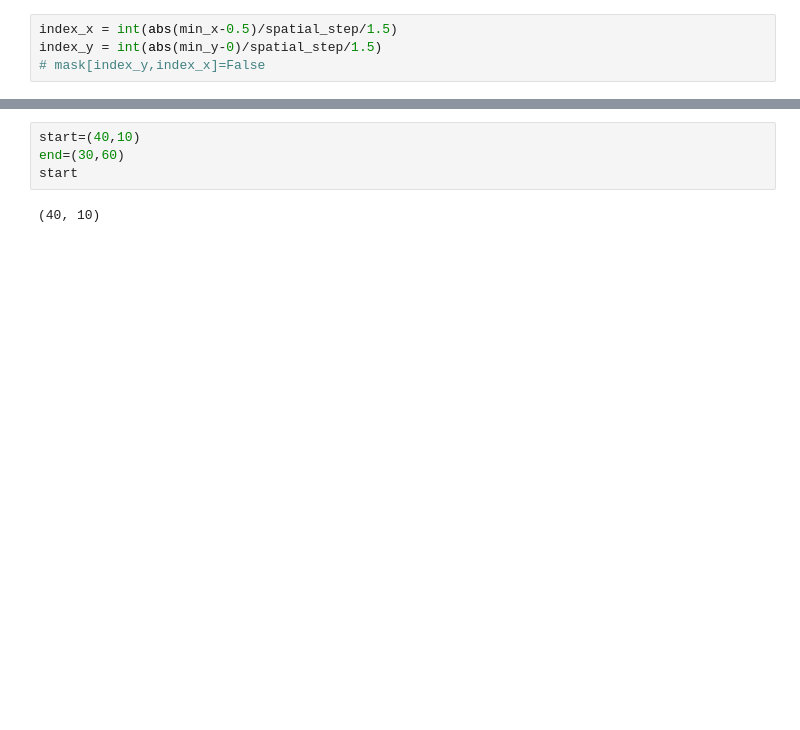
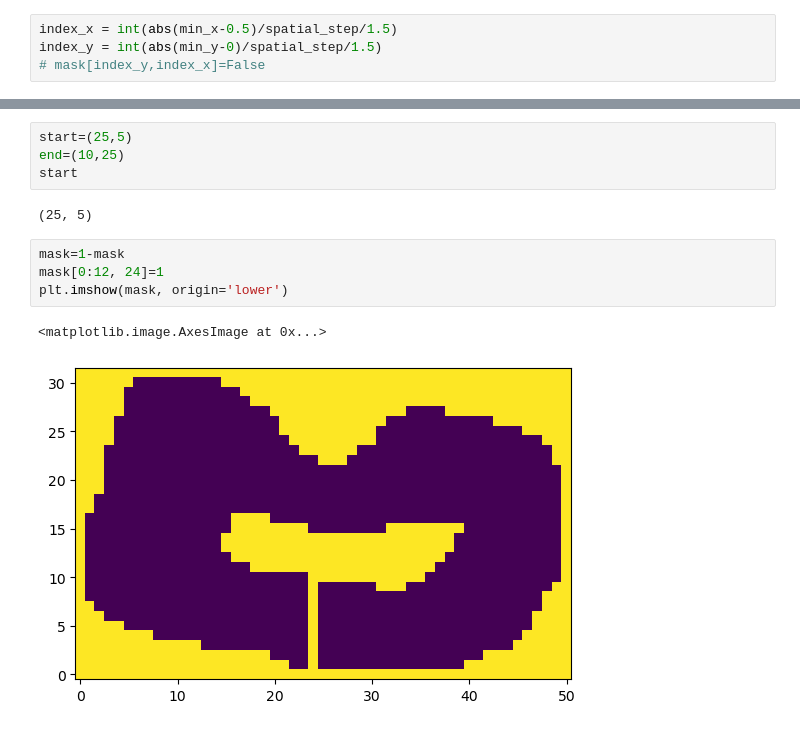
Before and after one commit to tommaso-bertola/computer-vision-and-robotics, a Jupyter notebook: robot-code/pathfinding/testing_maze.ipynb, the cells around one changed output, grey strips where cells are left out. Drawn from its saved outputs; the diff is of its cells as text; blank space fills up the shorter version.

```diff
--- a/robot-code/pathfinding/testing_maze.ipynb
+++ b/robot-code/pathfinding/testing_maze.ipynb
@@ -151,7 +153,14 @@ plt.imshow(mask, origin='lower',)
-# %%
-start=(40,10)
-end=(30,60)
-start
-# %% [output]
-(40, 10)
+# %%
+start=(25,5)
+end=(10,25)
+start
+# %% [output]
+(25, 5)
+# %%
+mask=1-mask
+mask[0:12, 24]=1
+plt.imshow(mask, origin='lower')
+# %% [output]
+<matplotlib.image.AxesImage at 0x...>
+[figure, added]
 # %%
```
Also changed, not shown: parts of 6 cells of this notebook, 2 other files.
